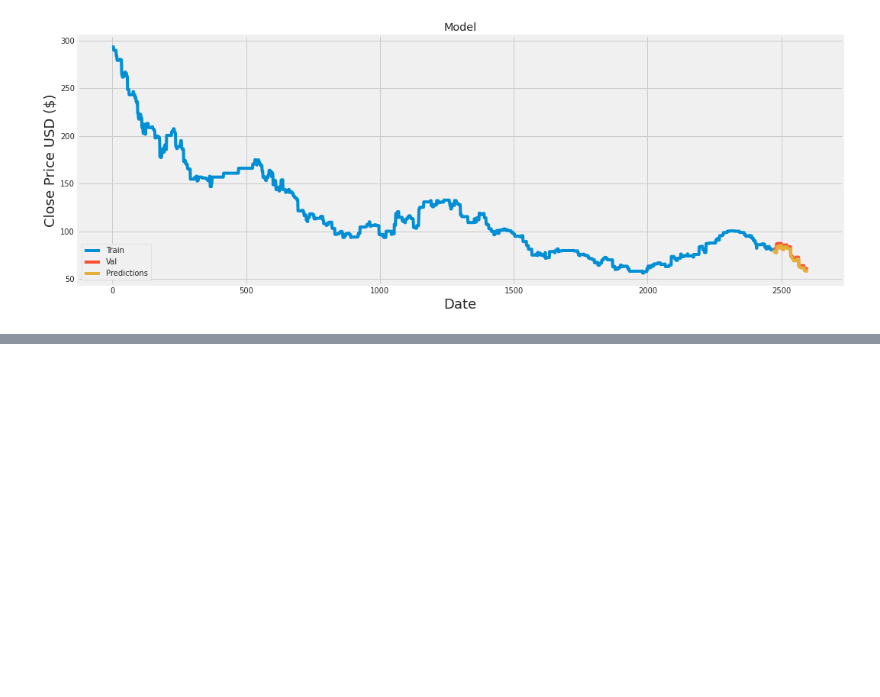
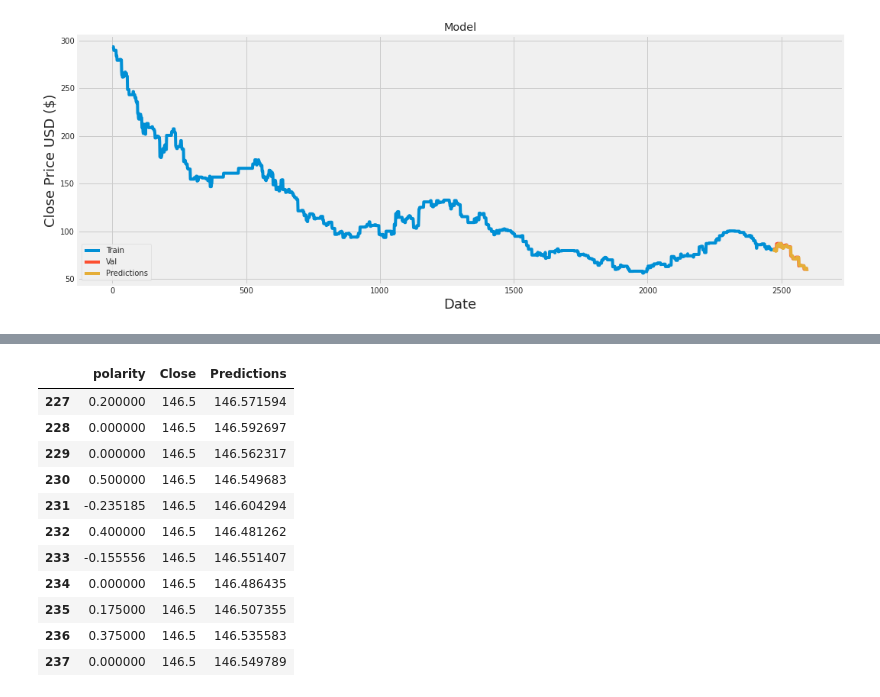
Before and after one commit to mohamedleithy/stockPricePrediction, a Jupyter notebook: Project/Notebook/Final_Deep_Learning.ipynb, the cells around one changed output, grey strips where cells are left out. Drawn from its saved outputs; the diff is of its cells as text; code cells hidden in the pictures; blank space fills up the shorter version.

```diff
--- a/Project/Notebook/Final_Deep_Learning.ipynb
+++ b/Project/Notebook/Final_Deep_Learning.ipynb
@@ -299,0 +427,15 @@ valid
+# %%
+valid
+# %% [output]
+|  | polarity | Close | Predictions |
+| 227 | 0.200000 | 146.5 | 146.571594 |
+| 228 | 0.000000 | 146.5 | 146.592697 |
+| 229 | 0.000000 | 146.5 | 146.562317 |
+| 230 | 0.500000 | 146.5 | 146.549683 |
+| 231 | -0.235185 | 146.5 | 146.604294 |
+| 232 | 0.400000 | 146.5 | 146.481262 |
+| 233 | -0.155556 | 146.5 | 146.551407 |
+| 234 | 0.000000 | 146.5 | 146.486435 |
+| 235 | 0.175000 | 146.5 | 146.507355 |
+| 236 | 0.375000 | 146.5 | 146.535583 |
+| 237 | 0.000000 | 146.5 | 146.549789 |
```
Also changed, not shown: parts of 9 cells of this notebook, 6 other files.
